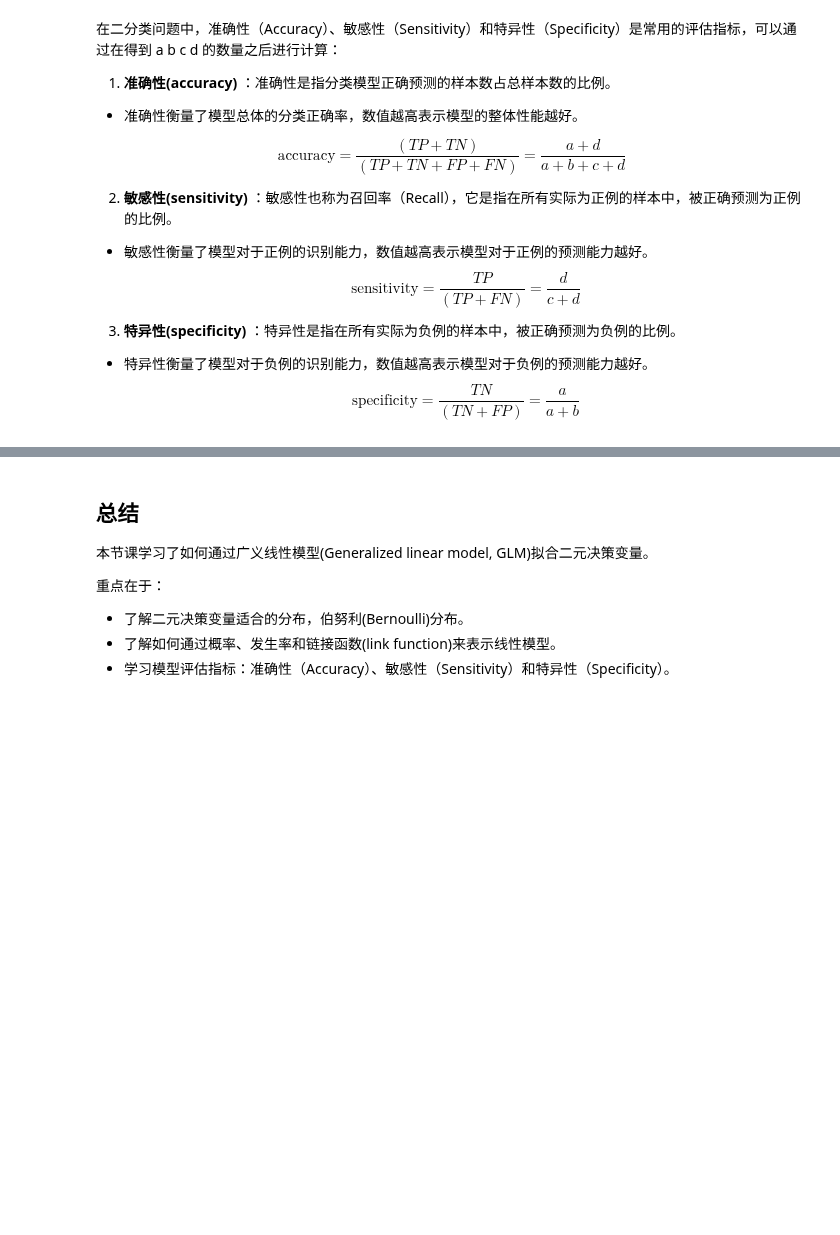
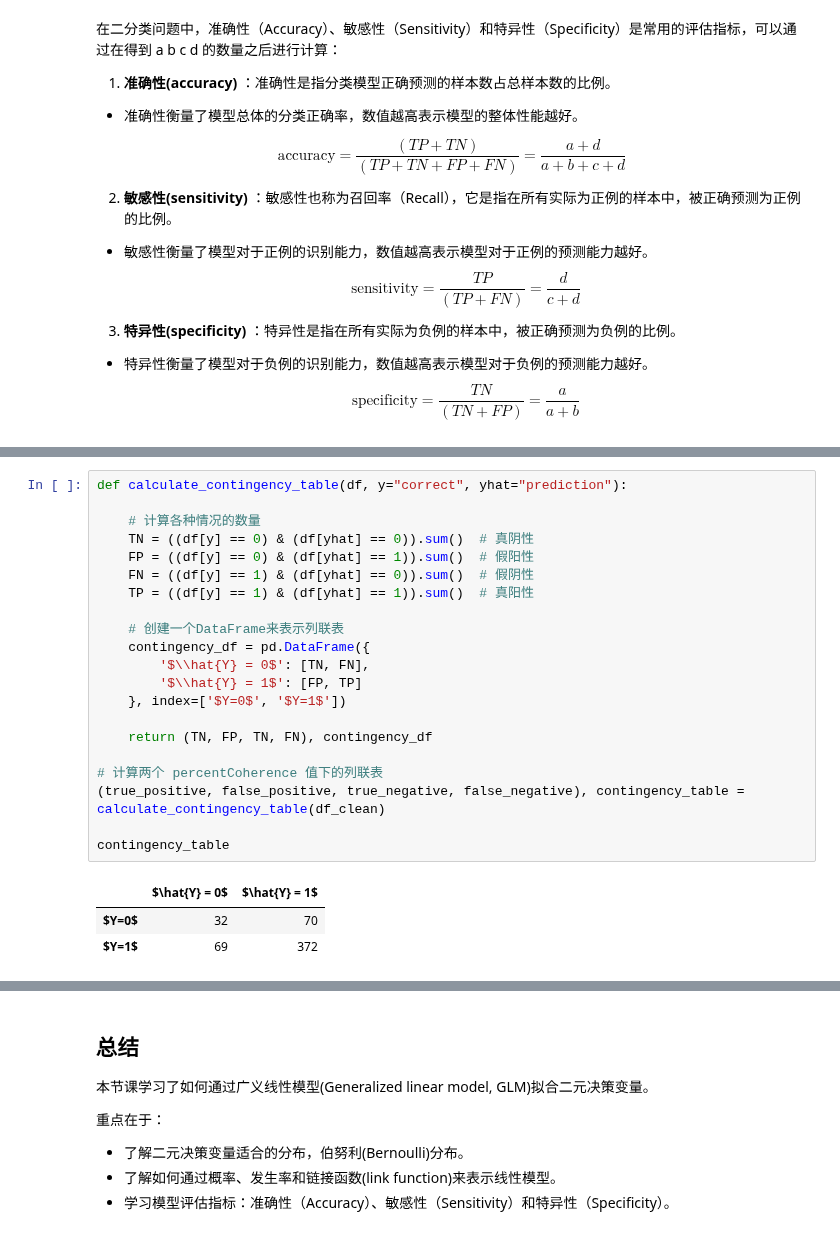
Before and after one commit to hcp4715/psybayesian, a Jupyter notebook: Lecture12.ipynb, the cells around one changed output, grey strips where cells are left out. Drawn from its saved outputs; the diff is of its cells as text; blank space fills up the shorter version.

```diff
--- a/Lecture12.ipynb
+++ b/Lecture12.ipynb
@@ -903,0 +714,25 @@ False Negative: 0
+# %%
+def calculate_contingency_table(df, y="correct", yhat="prediction"):
+
+    # 计算各种情况的数量
+    TN = ((df[y] == 0) & (df[yhat] == 0)).sum()  # 真阴性
+    FP = ((df[y] == 0) & (df[yhat] == 1)).sum()  # 假阳性
+    FN = ((df[y] == 1) & (df[yhat] == 0)).sum()  # 假阴性
+    TP = ((df[y] == 1) & (df[yhat] == 1)).sum()  # 真阳性
+
+    # 创建一个DataFrame来表示列联表
+    contingency_df = pd.DataFrame({
+        '$\\hat{Y} = 0$': [TN, FN],
+        '$\\hat{Y} = 1$': [FP, TP]
+    }, index=['$Y=0$', '$Y=1$'])
+
+    return (TN, FP, TN, FN), contingency_df
+
+# 计算两个 percentCoherence 值下的列联表
+(true_positive, false_positive, true_negative, false_negative), contingency_table = calculate_contingency_table(df_clean)
+
+contingency_table
+# %% [output]
+|  | $\hat{Y} = 0$ | $\hat{Y} = 1$ |
+| $Y=0$ | 32 | 70 |
+| $Y=1$ | 69 | 372 |
```
Also changed, not shown: parts of 51 cells of this notebook.
